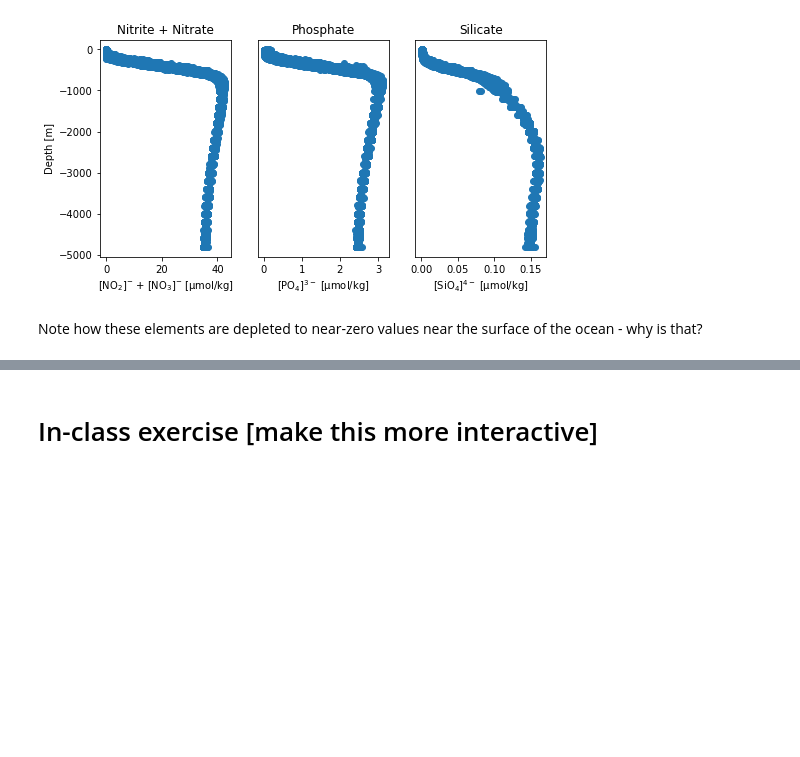
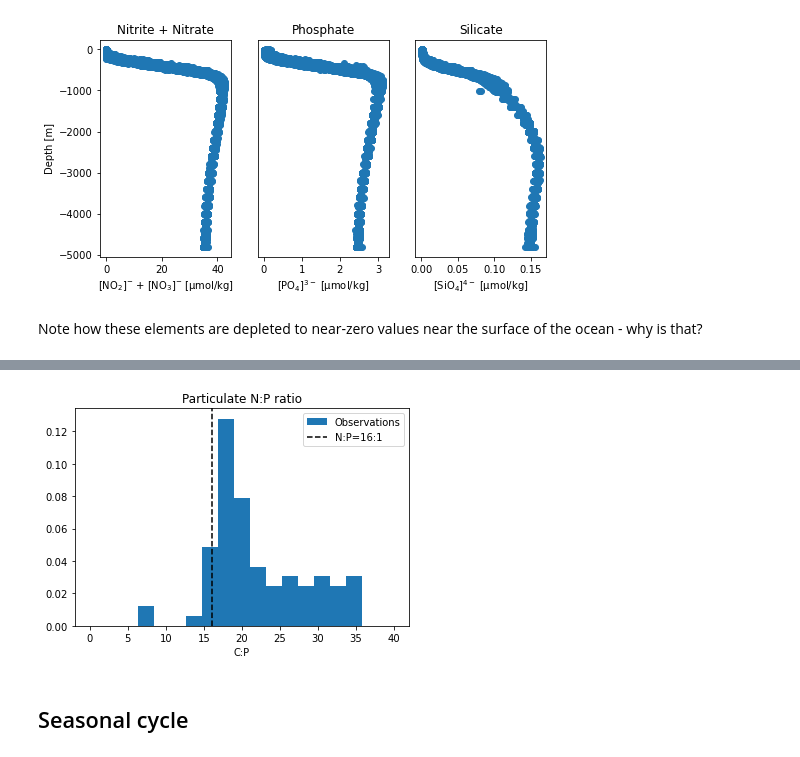
Before and after one commit to gmanuch/DataScienceOceanography, a Jupyter notebook: Tutorials/CO/CO_Tutorial.ipynb, the cells around one changed output, grey strips where cells are left out. Drawn from its saved outputs; the diff is of its cells as text; code cells hidden in the pictures; blank space fills up the shorter version.

Commit message:
worked on CO tutorial to include in-class exercises

```diff
--- a/Tutorials/CO/CO_Tutorial.ipynb
+++ b/Tutorials/CO/CO_Tutorial.ipynb
@@ -245 +238,15 @@ plt.savefig('Redfield.pdf')
+# %%
+plt.figure(figsize=(6,4))
+
+plt.hist(HOT_bottle['pn_bottle_hot']/(1e-3*HOT_bottle['pp_bottle_hot']),
+         label='Observations',
+         bins=np.linspace(0,40,20),density=True);
+plt.axvline(16,linestyle='--',color='k',label='N:P=16:1')
+plt.legend()
+plt.xlabel('C:P')
+plt.title('Particulate N:P ratio');
+# %% [output]
+[figure, added]
+# %% [markdown]
+## Seasonal cycle
 # %%
@@ -248,5 +257,3 @@ plt.savefig('Redfield.pdf')
 #Seasonal cycle of something chemical??? Move to BIO
 
 #Go find a new data: BATS what to do with it?
-# %% [markdown]
-# In-class exercise [make this more interactive]
```
Also changed, not shown: parts of 13 cells of this notebook.
